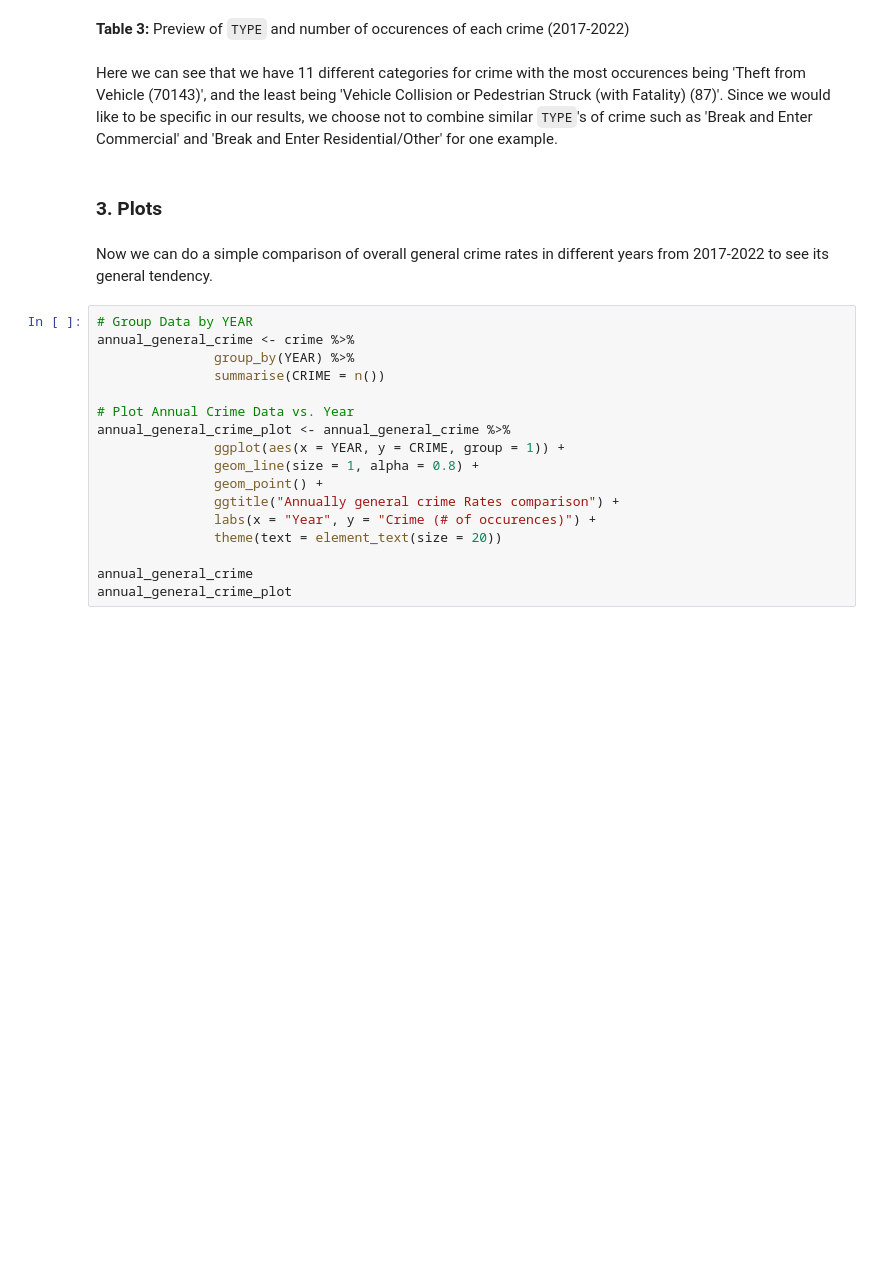
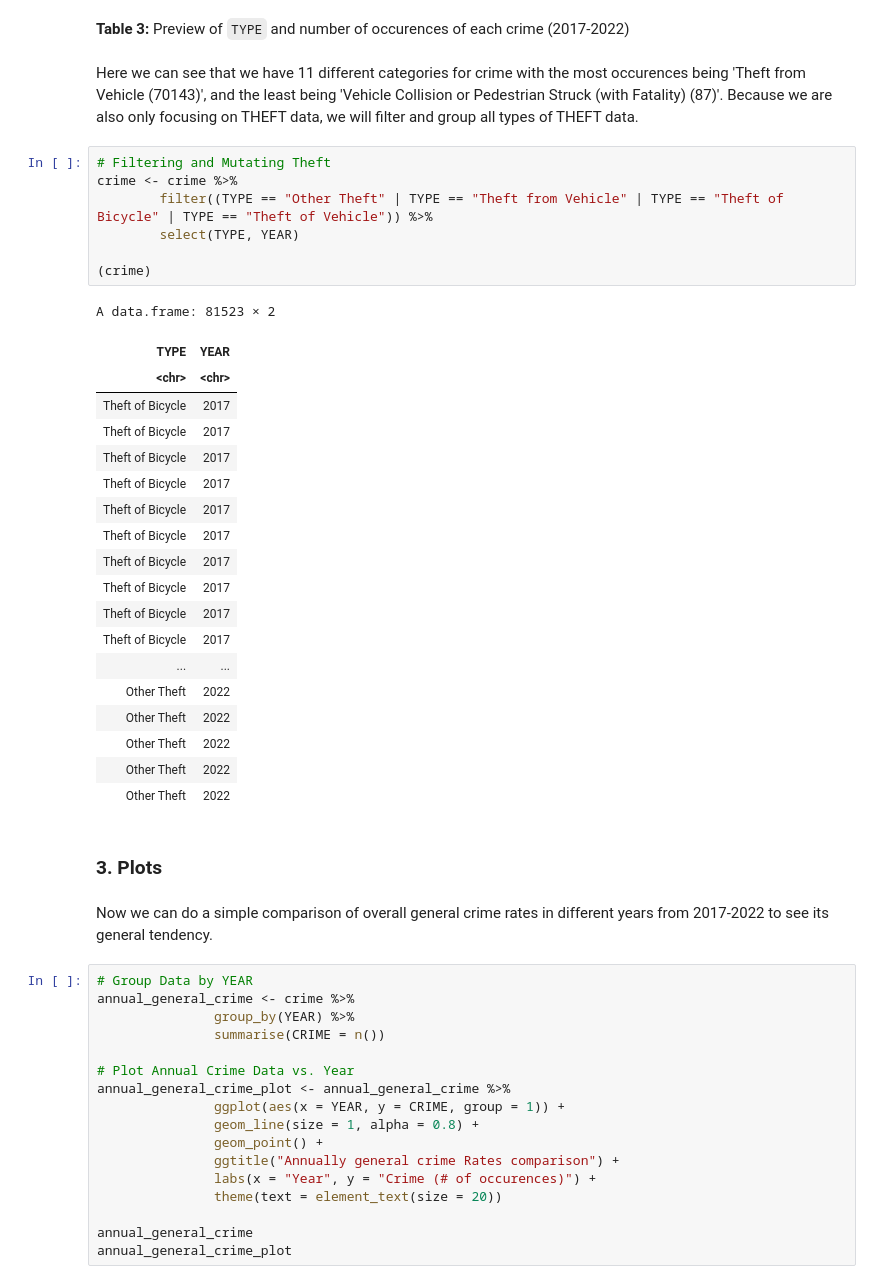
Before and after one commit to Rz02/stat201_2022w2_group_06_project, a Jupyter notebook: crime_rate_comparison.ipynb, the cells around one changed output. Cells and saved outputs as stored; diff of their text form; blank space fills up the shorter version.

```diff
--- a/crime_rate_comparison.ipynb
+++ b/crime_rate_comparison.ipynb
@@ -112,7 +144,34 @@ A tibble: 11 × 2
 # %% [markdown]
 **Table 3:** Preview of `TYPE` and number of occurences of each crime (2017-2022)
 # %% [markdown]
-Here we can see that we have 11 different categories for crime with the most occurences being 'Theft from Vehicle (70143)', and the least being 'Vehicle Collision or Pedestrian Struck (with Fatality) (87)'. Since we would like to be specific in our results, we choose not to combine similar `TYPE`'s of crime such as 'Break and Enter Commercial' and 'Break and Enter Residential/Other' for one example.
+Here we can see that we have 11 different categories for crime with the most occurences being 'Theft from Vehicle (70143)', and the least being 'Vehicle Collision or Pedestrian Struck (with Fatality) (87)'. Because we are also only focusing on THEFT data, we will filter and group all types of THEFT data.
+# %%
+# Filtering and Mutating Theft
+crime <- crime %>%
+        filter((TYPE == "Other Theft" | TYPE == "Theft from Vehicle" | TYPE == "Theft of Bicycle" | TYPE == "Theft of Vehicle")) %>%
+        select(TYPE, YEAR)
+
+(crime)
+# %% [output]
+A data.frame: 81523 × 2
+| TYPE | YEAR |
+| <chr> | <chr> |
+| Theft of Bicycle | 2017 |
+| Theft of Bicycle | 2017 |
+| Theft of Bicycle | 2017 |
+| Theft of Bicycle | 2017 |
+| Theft of Bicycle | 2017 |
+| Theft of Bicycle | 2017 |
+| Theft of Bicycle | 2017 |
+| Theft of Bicycle | 2017 |
+| Theft of Bicycle | 2017 |
+| Theft of Bicycle | 2017 |
+| ... | ... |
+| Other Theft | 2022 |
+| Other Theft | 2022 |
+| Other Theft | 2022 |
+| Other Theft | 2022 |
+| Other Theft | 2022 |
 # %% [markdown]
 ### 3. Plots
 # %% [markdown]
```
Also changed, not shown: parts of 2 cells of this notebook.
